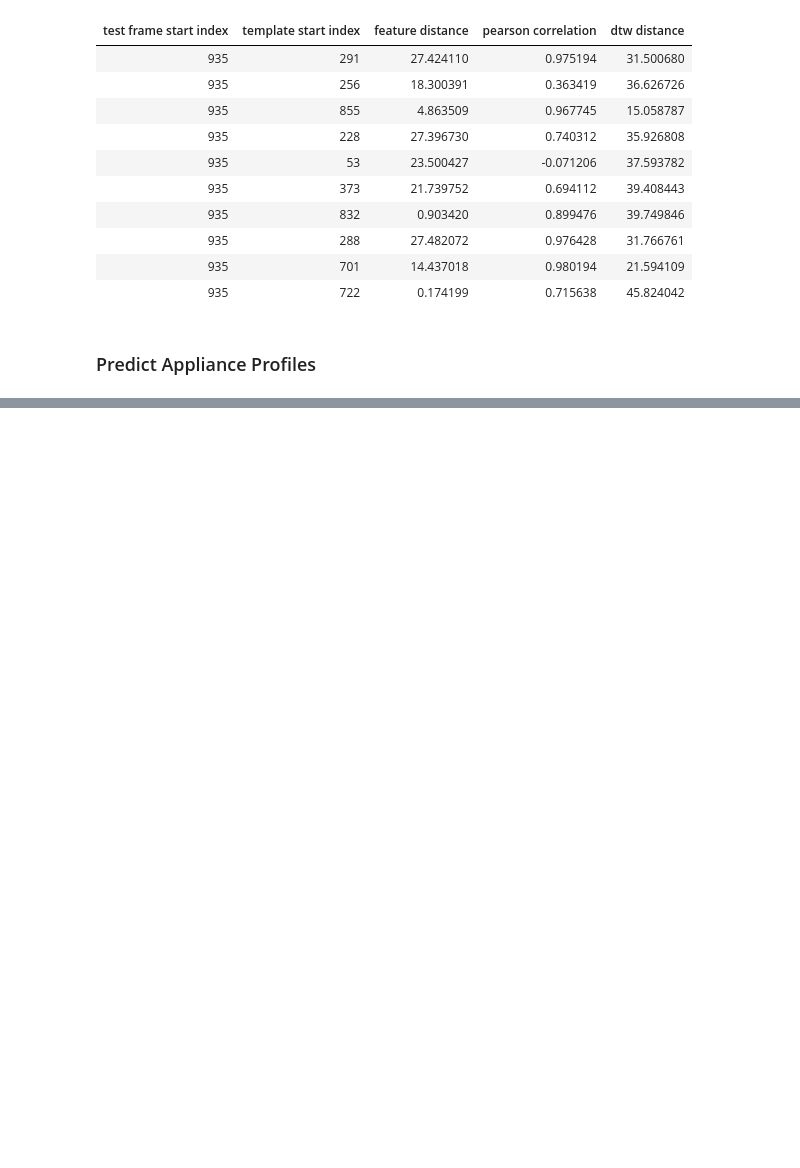
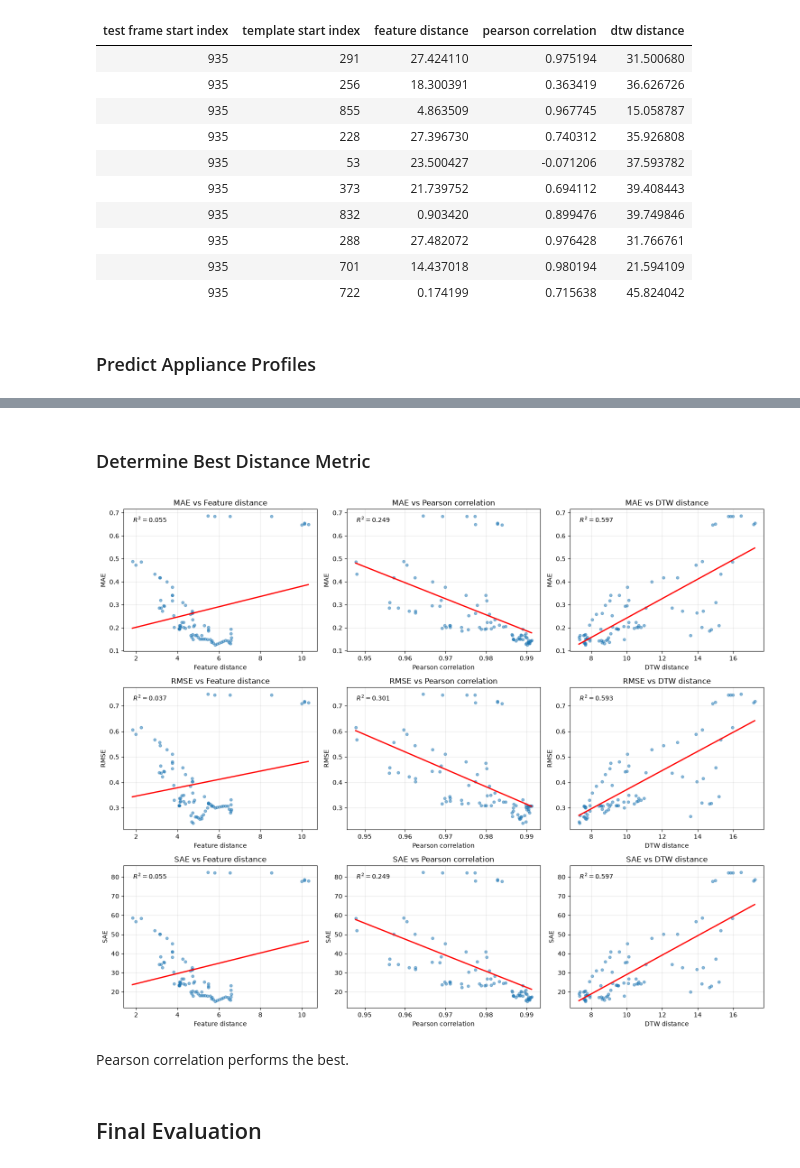
Before and after one commit to codettlaff/Differential-Privacy-PESGM2026, a Jupyter notebook: pattern_matching_nilm.ipynb, the cells around one changed output, grey strips where cells are left out. Drawn from its saved outputs; the diff is of its cells as text; code cells hidden in the pictures; blank space fills up the shorter version.

```diff
--- a/pattern_matching_nilm.ipynb
+++ b/pattern_matching_nilm.ipynb
@@ -291 +295,54 @@ DWE Prediction
 ... (28 outputs left out)
+# %% [markdown]
+### Determine Best Distance Metric
+# %%
+# Combine per-appliance predictions and errors into one dataframe
+plot_df = prediction_results['DWE']
+
+x_metrics = [
+    ('feature distance', 'Feature distance'),
+    ('pearson correlation', 'Pearson correlation'),
+    ('dtw_distance', 'DTW distance')
+]
+y_metrics = ['mae', 'rmse', 'sae']
+
+fig, axes = plt.subplots(3, 3, figsize=(15, 12))
+
+for row, error_metric in enumerate(y_metrics):
+    for col, (distance_col, distance_label) in enumerate(x_metrics):
+        ax = axes[row, col]
+
+        points = plot_df[[distance_col, error_metric]].dropna()
+        x = points[distance_col].to_numpy(dtype=float)
+        y = points[error_metric].to_numpy(dtype=float)
+
+        ax.scatter(x, y, alpha=0.5, s=18)
+
+        if len(x) >= 2 and np.unique(x).size >= 2:
+            slope, intercept = np.polyfit(x, y, 1)
+            x_line = np.linspace(x.min(), x.max(), 100)
+            y_line = slope * x_line + intercept
+            ax.plot(x_line, y_line, color='red', linewidth=2)
+
+            y_pred = slope * x + intercept
+            ss_res = np.sum((y - y_pred) ** 2)
+            ss_tot = np.sum((y - y.mean()) ** 2)
+            r2 = 1 - ss_res / ss_tot if ss_tot > 0 else np.nan
+            ax.text(
+                0.05, 0.95, f'$R^2 = {r2:.3f}$',
+                transform=ax.transAxes, va='top'
+            )
+
+        ax.set_title(f'{error_metric.upper()} vs {distance_label}')
+        ax.set_xlabel(distance_label)
+        ax.set_ylabel(error_metric.upper())
+        ax.grid(True, alpha=0.3)
+
+fig.tight_layout()
+plt.show()
+# %% [output]
+[figure, added]
+# %% [markdown]
+Pearson correlation performs the best.
+# %% [markdown]
+## Final Evaluation
```
Also changed, not shown: parts of 6 cells of this notebook.
